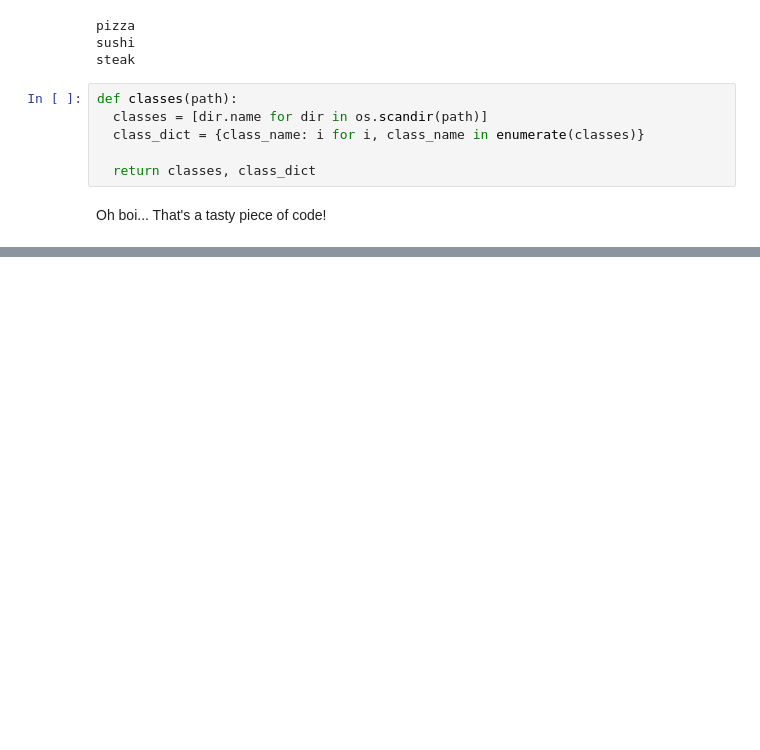
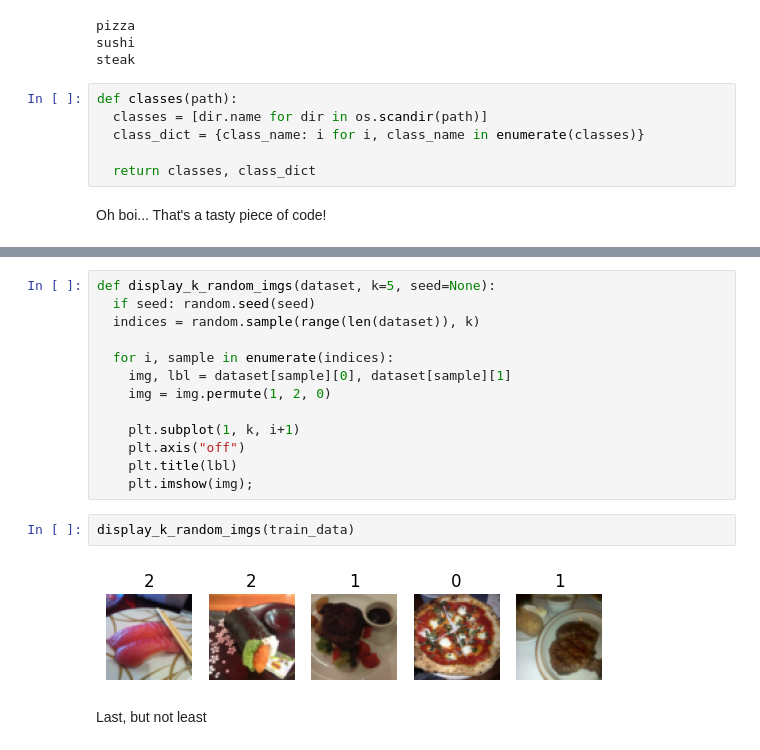
Before and after one commit to Cheslaff/KurwAI-archive, a Jupyter notebook: PyTorch/Study/custom_datasets.ipynb, the cells around one changed output, grey strips where cells are left out. Cells and saved outputs as stored; diff of their text form; blank space fills up the shorter version.

```diff
--- a/PyTorch/Study/custom_datasets.ipynb
+++ b/PyTorch/Study/custom_datasets.ipynb
@@ -213,0 +275,19 @@ class ImageFolderKinda(torch.utils.data.Dataset):
+# %%
+def display_k_random_imgs(dataset, k=5, seed=None):
+  if seed: random.seed(seed)
+  indices = random.sample(range(len(dataset)), k)
+
+  for i, sample in enumerate(indices):
+    img, lbl = dataset[sample][0], dataset[sample][1]
+    img = img.permute(1, 2, 0)
+
+    plt.subplot(1, k, i+1)
+    plt.axis("off")
+    plt.title(lbl)
+    plt.imshow(img);
+# %%
+display_k_random_imgs(train_data)
+# %% [output]
+[figure, added]
+# %% [markdown]
+Last, but not least
```
Also changed, not shown: parts of 12 cells of this notebook.
